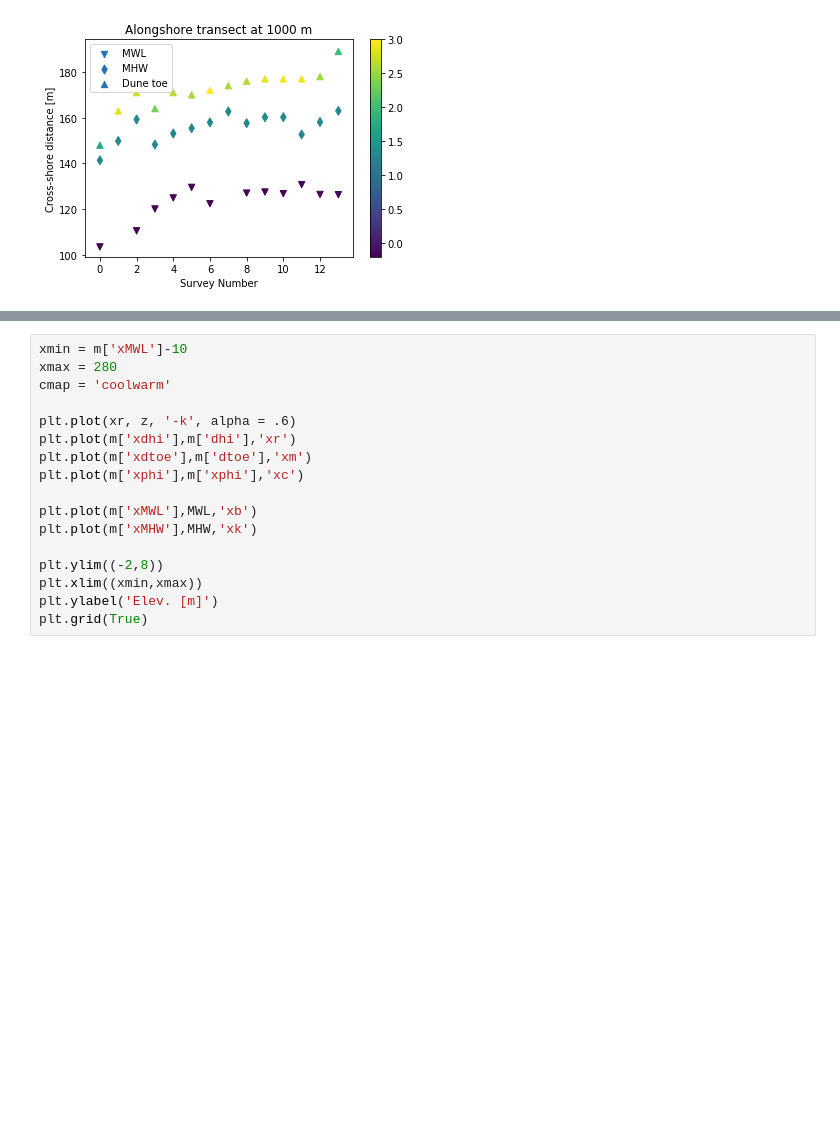
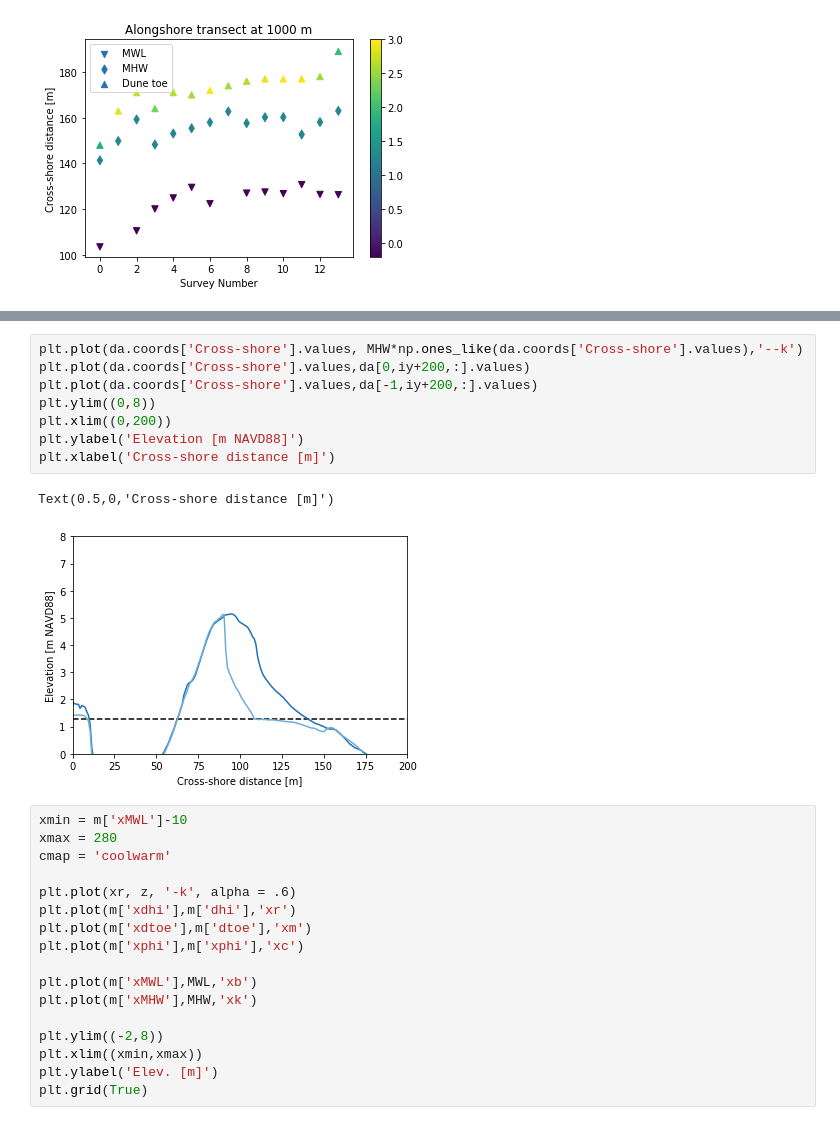
Before and after one commit to csherwood-usgs/Raster_calcs, a Jupyter notebook: Sandwich_profiles_from_xarray.ipynb, the cells around one changed output, grey strips where cells are left out. Drawn from its saved outputs; the diff is of its cells as text; blank space fills up the shorter version.

```diff
--- a/Sandwich_profiles_from_xarray.ipynb
+++ b/Sandwich_profiles_from_xarray.ipynb
@@ -279,3 +279,14 @@ plt.legend();
+# %%
+plt.plot(da.coords['Cross-shore'].values, MHW*np.ones_like(da.coords['Cross-shore'].values),'--k')
+plt.plot(da.coords['Cross-shore'].values,da[0,iy+200,:].values)
+plt.plot(da.coords['Cross-shore'].values,da[-1,iy+200,:].values)
+plt.ylim((0,8))
+plt.xlim((0,200))
+plt.ylabel('Elevation [m NAVD88]')
+plt.xlabel('Cross-shore distance [m]')
+# %% [output]
+Text(0.5,0,'Cross-shore distance [m]')
+[figure, added]
 # %%
 xmin = m['xMWL']-10
 xmax = 280
```
Also changed, not shown: parts of 1 cell of this notebook.
